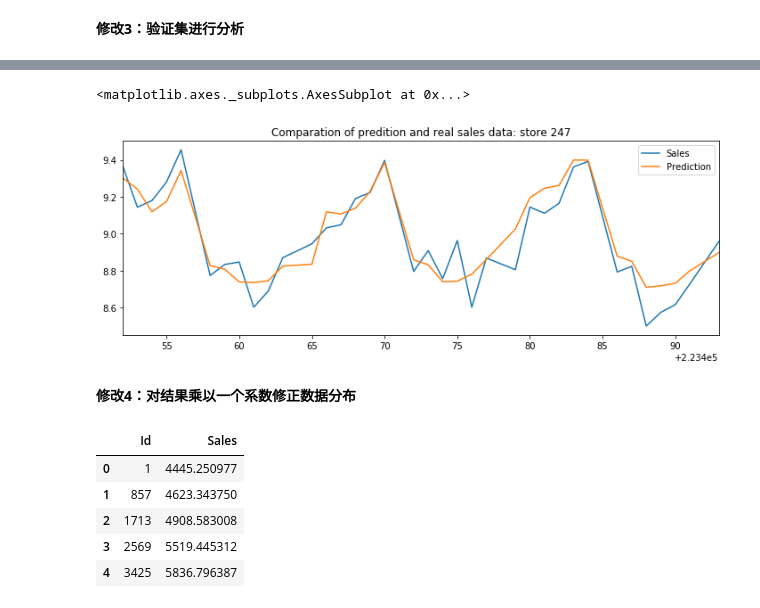
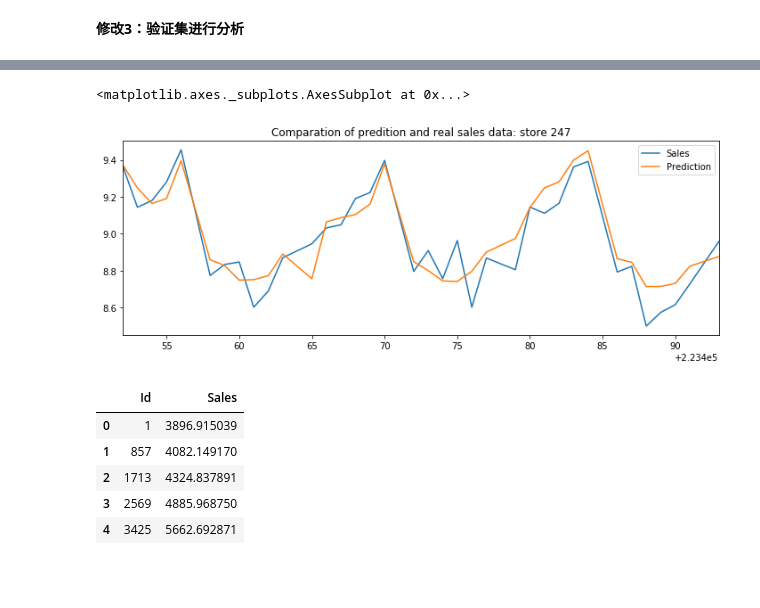
Before and after one commit to DnYee/Rossmann_capstone_project, a Jupyter notebook: Rossmann.ipynb, the cells around one changed output, grey strips where cells are left out. Cells and saved outputs as stored; diff of their text form; code cells hidden in the pictures; blank space fills up the shorter version.

```diff
--- a/Rossmann.ipynb
+++ b/Rossmann.ipynb
@@ -785,12 +785,10 @@ X_ytest_md = np.log1p(X_test_md.Sales)
 params_final_md = {
     'booster': 'gbtree',
     'objective': 'reg:linear',
-    'subsample': 0.8,
+    'subsample': 0.9,
     'colsample_bytree': 0.8,
     'eta': 0.03,
-    'max_depth': 15,
-    'gamma': 0.9,
-    'reg_alpha': 10,
+    'max_depth': 10,
     'silent':1,
     'seed': 42}
 # %%
@@ -846,11 +875,11 @@ s.plot(title = 'Comparation of predition and real sales data: store {}'.format(2
 # %%
 sample2 = pd.DataFrame(data = X_ytest_md)
-sample2['Prediction']=yhat*0.995
+sample2['Prediction']=yhat*0.996
 sample2 = pd.merge(X_xtest_md,sample2, left_index= True, right_index=True)
 
 s1 = pd.DataFrame(sample2[sample2['Store']==247],columns = ['Sales','Prediction'])
 s1.plot(title = 'Comparation of predition and real sales data: store {}'.format(247),figsize=(12,4))
 # %% [output]
 <matplotlib.axes._subplots.AxesSubplot at 0x...>
-[figure, old version]
+[figure, new version]
 # %%
@@ -858,18 +887,16 @@ xgb_model_final_md.save_model('final_model.model')
 # %%
 unseen = xgb.DMatrix(test_store_datax_md)
-# %% [markdown]
-**修改4：对结果乘以一个系数修正数据分布**
 # %%
 test_predict = xgb_model_final_md.predict(unseen)
 
 forecasts_md = pd.DataFrame({'Id': test_store_data_md['Id'],
-                          'Sales': np.expm1(test_predict*0.995)})
+                          'Sales': np.expm1(test_predict*0.996)})
 forecasts_md.head()
 # %% [output]
 |  | Id | Sales |
-| 0 | 1 | 4445.250977 |
-| 1 | 857 | 4623.343750 |
-| 2 | 1713 | 4908.583008 |
-| 3 | 2569 | 5519.445312 |
-| 4 | 3425 | 5836.796387 |
+| 0 | 1 | 3896.915039 |
+| 1 | 857 | 4082.149170 |
+| 2 | 1713 | 4324.837891 |
+| 3 | 2569 | 4885.968750 |
+| 4 | 3425 | 5662.692871 |
 # %%
```
Also changed, not shown: parts of 8 cells of this notebook, 6 other files.
